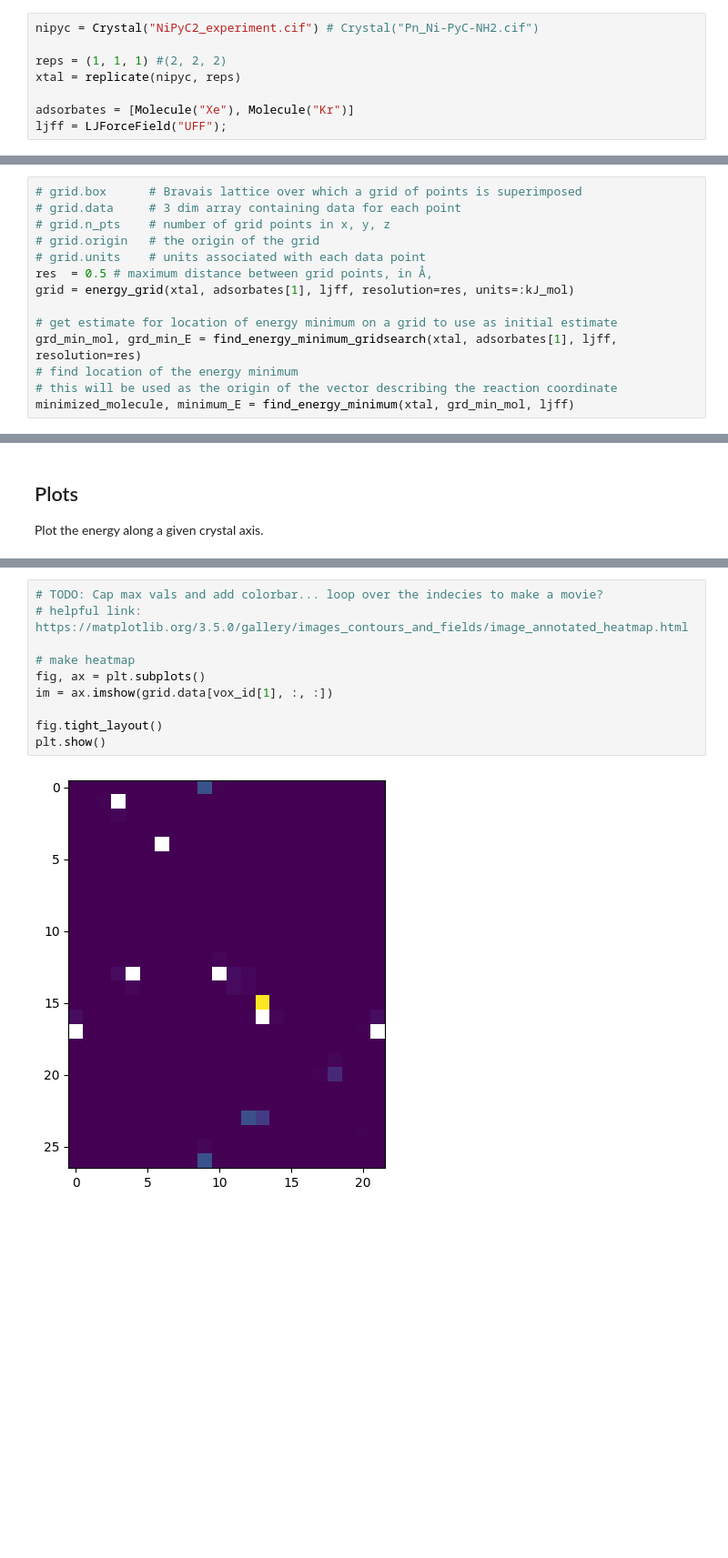
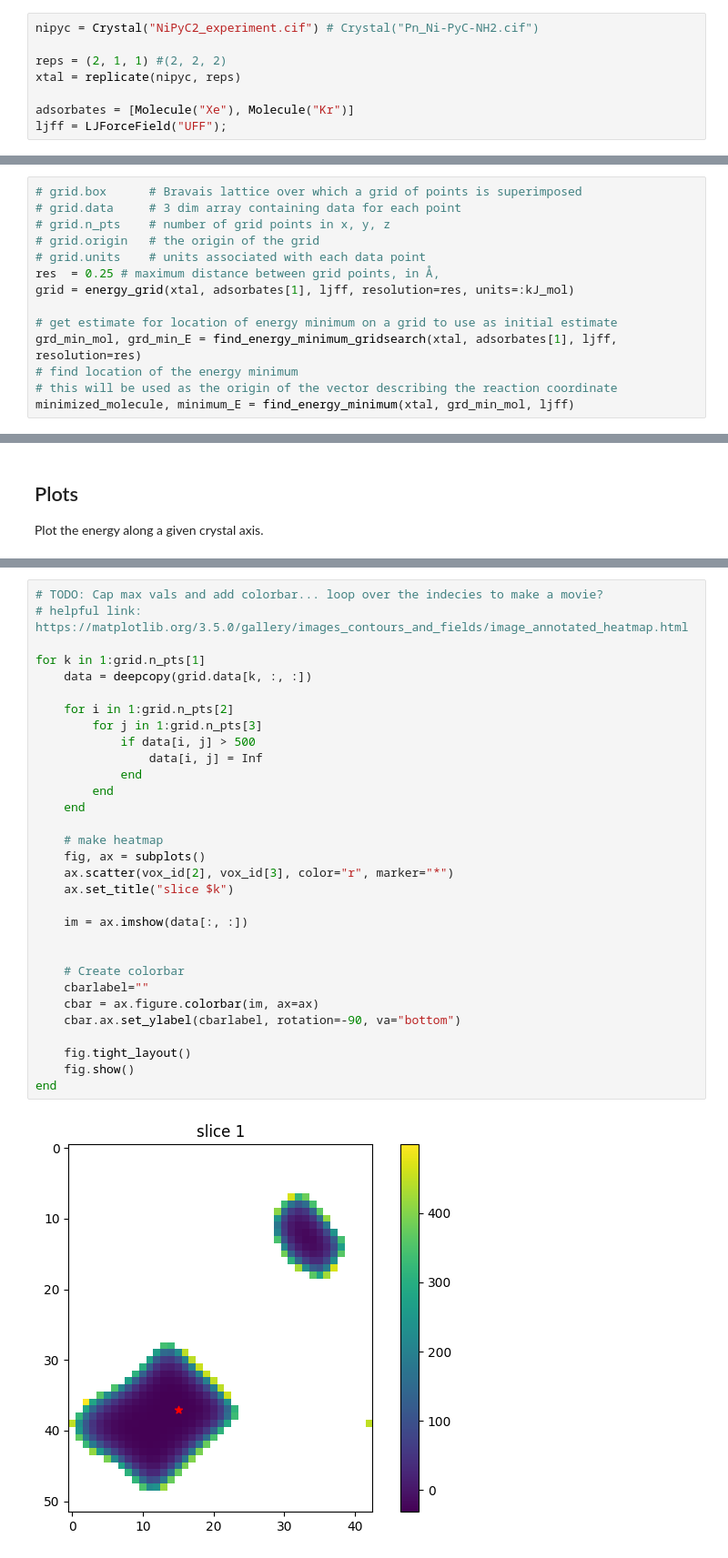
Before and after one commit to SimonEnsemble/NiPyC_analogues, a Jupyter notebook: lammps_diffusion_calcs/Transition_State_Theory.ipynb, the cells around one changed output, grey strips where cells are left out. Shown at 91% size. Drawn from its saved outputs; the diff is of its cells as text; blank space fills up the shorter version.

Commit message:
plotted energy_grid data as heatmat with a threshold value to viz the binding pocket and reaction coordinate.

```diff
--- a/lammps_diffusion_calcs/Transition_State_Theory.ipynb
+++ b/lammps_diffusion_calcs/Transition_State_Theory.ipynb
@@ -27,7 +27,7 @@ using Cubature
 # %%
 nipyc = Crystal("NiPyC2_experiment.cif") # Crystal("Pn_Ni-PyC-NH2.cif")
 
-reps = (1, 1, 1) #(2, 2, 2)
+reps = (2, 1, 1) #(2, 2, 2)
 xtal = replicate(nipyc, reps)
 
 adsorbates = [Molecule("Xe"), Molecule("Kr")]
@@ -42,7 +42,7 @@ ljff = LJForceField("UFF");
 # grid.n_pts    # number of grid points in x, y, z
 # grid.origin   # the origin of the grid
 # grid.units    # units associated with each data point
-res  = 0.5 # maximum distance between grid points, in Å,
+res  = 0.25 # maximum distance between grid points, in Å,
 grid = energy_grid(xtal, adsorbates[1], ljff, resolution=res, units=:kJ_mol)
 
 # get estimate for location of energy minimum on a grid to use as initial estimate
@@ -134,12 +115,33 @@ grid.data[vox_id[1], :, :]
 # %%
 # TODO: Cap max vals and add colorbar... loop over the indecies to make a movie?
 # helpful link: https://matplotlib.org/3.5.0/gallery/images_contours_and_fields/image_annotated_heatmap.html
 
-# make heatmap
-fig, ax = plt.subplots()
-im = ax.imshow(grid.data[vox_id[1], :, :])
+for k in 1:grid.n_pts[1]
+    data = deepcopy(grid.data[k, :, :])
 
-fig.tight_layout()
-plt.show()
+    for i in 1:grid.n_pts[2]
+        for j in 1:grid.n_pts[3]
+            if data[i, j] > 500
+                data[i, j] = Inf
+            end
+        end
+    end
+
+    # make heatmap
+    fig, ax = subplots()
+    ax.scatter(vox_id[2], vox_id[3], color="r", marker="*")
+    ax.set_title("slice $k")
+
+    im = ax.imshow(data[:, :])
+
+
+    # Create colorbar
+    cbarlabel=""
+    cbar = ax.figure.colorbar(im, ax=ax)
+    cbar.ax.set_ylabel(cbarlabel, rotation=-90, va="bottom")
+
+    fig.tight_layout()
+    fig.show()
+end
 # %% [output]
-[figure, old version]
+[figure, new version]
```
Also changed, not shown: parts of 8 cells of this notebook.
